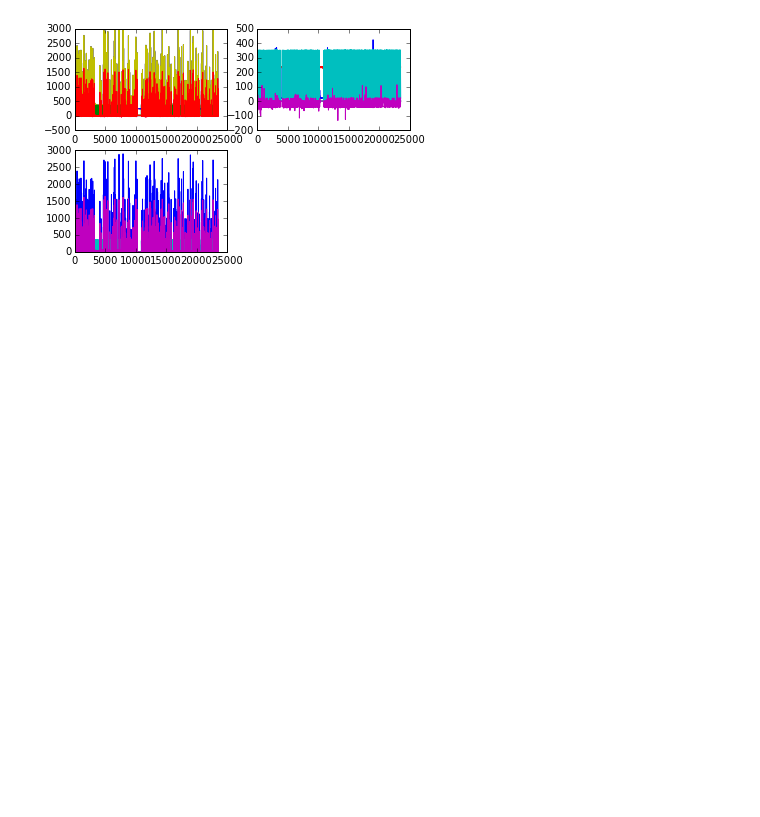
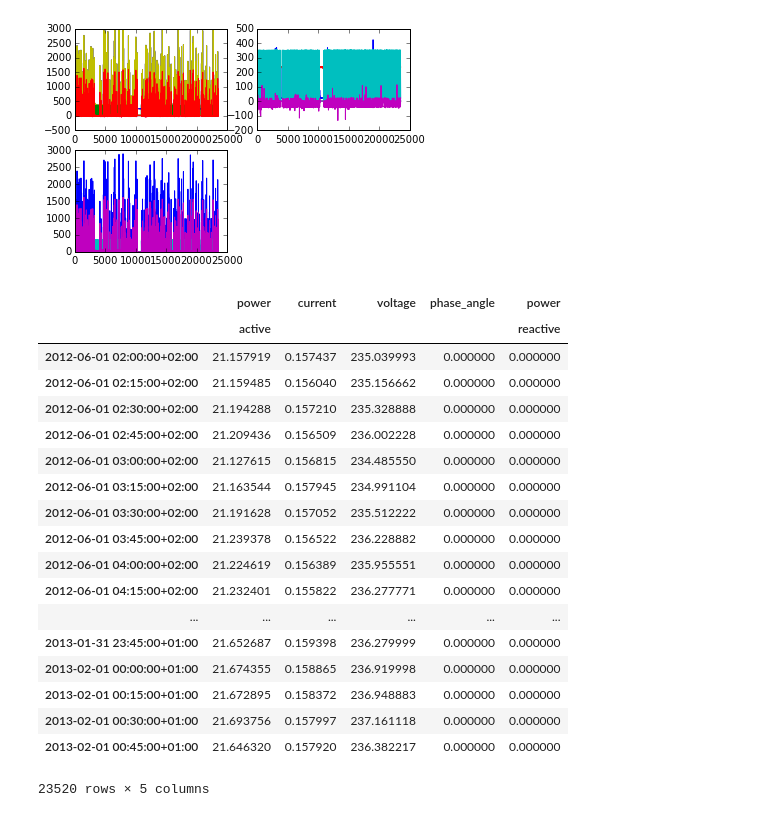
Before and after one commit to nipunbatra/NIOMTK, a Jupyter notebook: docs/Eco.ipynb, the cells around one changed output. Drawn from its saved outputs; the diff is of its cells as text; code cells hidden in the pictures; blank space fills up the shorter version.

```diff
--- a/docs/Eco.ipynb
+++ b/docs/Eco.ipynb
@@ -181,3 +180,25 @@ ax3.plot(df_range)
 fig
 # %% [output]
 [figure]
+# %%
+mean_df
+# %% [output]
+|  | power | current | voltage | phase_angle | power |
+|  | active |  |  |  | reactive |
+| 2012-06-01 02:00:00+02:00 | 21.157919 | 0.157437 | 235.039993 | 0.000000 | 0.000000 |
+| 2012-06-01 02:15:00+02:00 | 21.159485 | 0.156040 | 235.156662 | 0.000000 | 0.000000 |
+| 2012-06-01 02:30:00+02:00 | 21.194288 | 0.157210 | 235.328888 | 0.000000 | 0.000000 |
+| 2012-06-01 02:45:00+02:00 | 21.209436 | 0.156509 | 236.002228 | 0.000000 | 0.000000 |
+| 2012-06-01 03:00:00+02:00 | 21.127615 | 0.156815 | 234.485550 | 0.000000 | 0.000000 |
+| 2012-06-01 03:15:00+02:00 | 21.163544 | 0.157945 | 234.991104 | 0.000000 | 0.000000 |
+| 2012-06-01 03:30:00+02:00 | 21.191628 | 0.157052 | 235.512222 | 0.000000 | 0.000000 |
+| 2012-06-01 03:45:00+02:00 | 21.239378 | 0.156522 | 236.228882 | 0.000000 | 0.000000 |
+| 2012-06-01 04:00:00+02:00 | 21.224619 | 0.156389 | 235.955551 | 0.000000 | 0.000000 |
+| 2012-06-01 04:15:00+02:00 | 21.232401 | 0.155822 | 236.277771 | 0.000000 | 0.000000 |
+| ... | ... | ... | ... | ... | ... |
+| 2013-01-31 23:45:00+01:00 | 21.652687 | 0.159398 | 236.279999 | 0.000000 | 0.000000 |
+| 2013-02-01 00:00:00+01:00 | 21.674355 | 0.158865 | 236.919998 | 0.000000 | 0.000000 |
+| 2013-02-01 00:15:00+01:00 | 21.672895 | 0.158372 | 236.948883 | 0.000000 | 0.000000 |
+| 2013-02-01 00:30:00+01:00 | 21.693756 | 0.157997 | 237.161118 | 0.000000 | 0.000000 |
+| 2013-02-01 00:45:00+01:00 | 21.646320 | 0.157920 | 236.382217 | 0.000000 | 0.000000 |
+23520 rows × 5 columns
```
Also changed, not shown: parts of 35 cells of this notebook.
